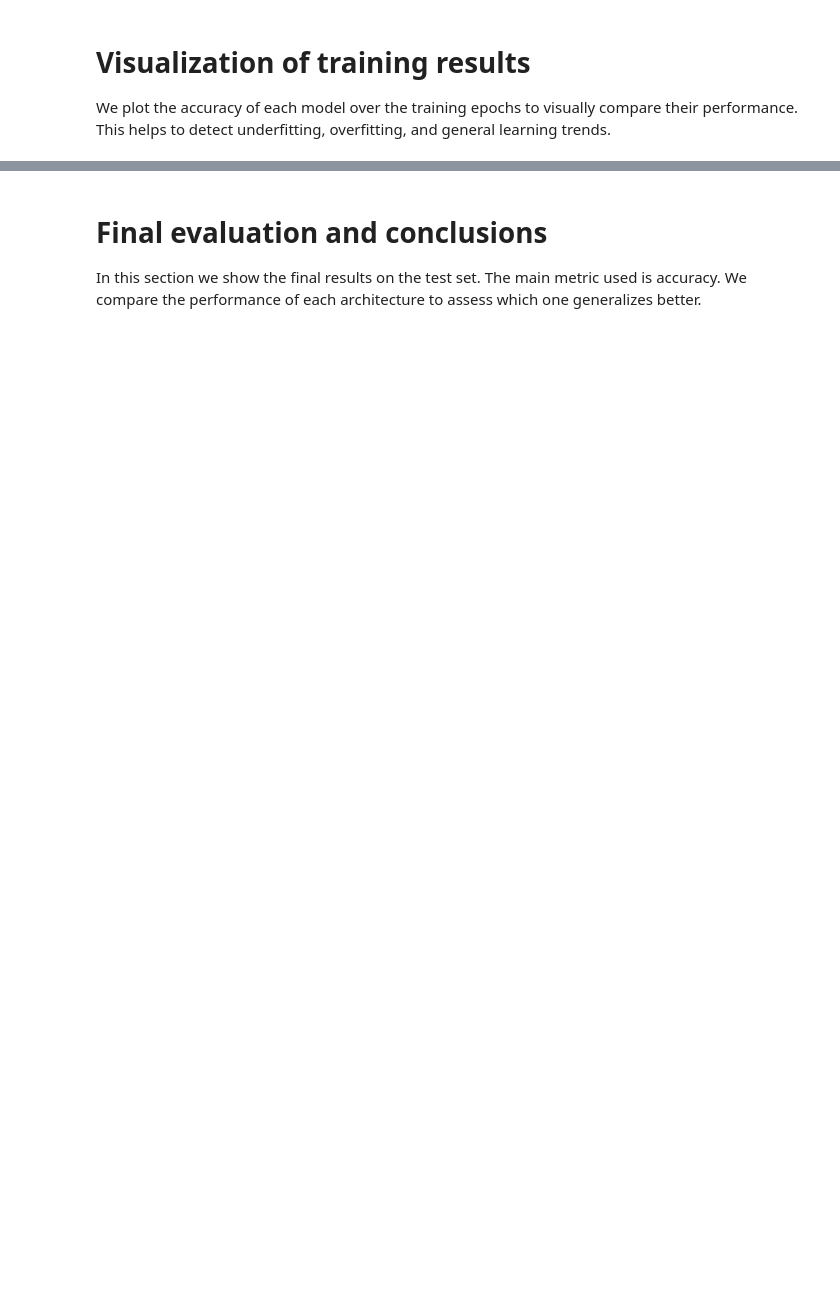
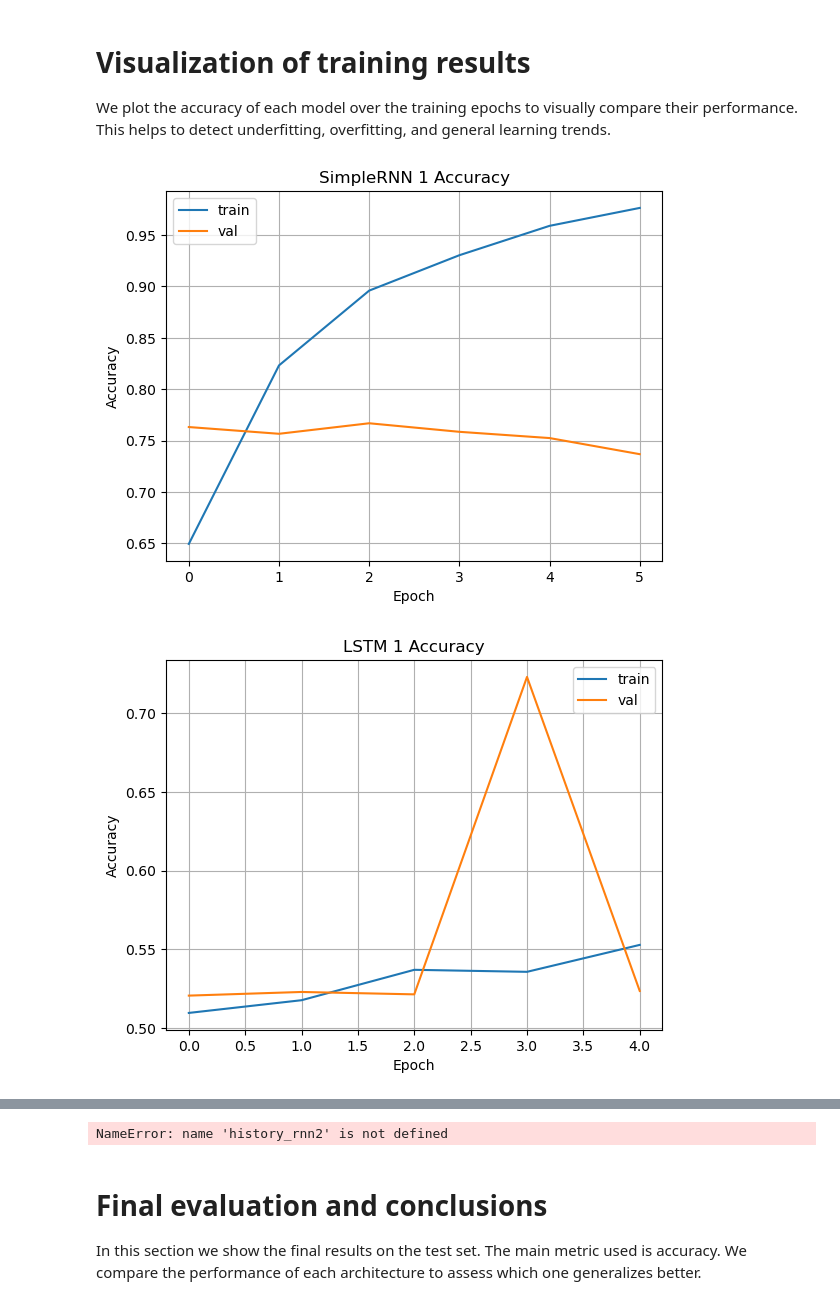
Before and after one commit to sonripau/DL4, a Jupyter notebook: delivery3.ipynb, the cells around one changed output, grey strips where cells are left out. Cells and saved outputs as stored; diff of their text form; code cells hidden in the pictures; blank space fills up the shorter version.

```diff
--- a/delivery3.ipynb
+++ b/delivery3.ipynb
@@ -100,9 +247,15 @@ Architecture:
 # %%
 model_bilstm = keras.Sequential([
-    layers.Embedding(max_features, embedding_dim, input_length=seq_length),
+    layers.Embedding(maxFeatures, embedding_dim, input_length=seqLength),
     layers.Bidirectional(layers.LSTM(64)),
     layers.Dense(1, activation='sigmoid')
 ])
 
 model_bilstm.compile(optimizer='adam', loss='binary_crossentropy', metrics=['accuracy'])
-history_bilstm = model_bilstm.fit(X_train, y_train, validation_data=(X_test, y_test), epochs=5, batch_size=64)
+
+history_bilstm = model_bilstm.fit(
+    x_train_int, y_train,
+    validation_data=(x_val_split, y_val_split),
+    epochs=5,
+    batch_size=64
+)
@@ -108,0 +273,21 @@ history_bilstm = model_bilstm.fit(X_train, y_train, validation_data=(X_test, y_t
+# %%
+from tensorflow.keras.layers import Bidirectional
+
+# Modelo Bidirectional LSTM
+inputs_bilstm = Input(shape=(seqLength,))
+x_bilstm = Embedding(input_dim=maxFeatures, output_dim=64, mask_zero=True)(inputs_bilstm)
+x_bilstm = Bidirectional(LSTM(64))(x_bilstm)
+outputs_bilstm = Dense(1, activation='sigmoid')(x_bilstm)
+model_bilstm2 = Model(inputs_bilstm, outputs_bilstm)
+
+model_bilstm2.compile(optimizer='adam', loss='binary_crossentropy', metrics=['accuracy'])
+
+history_bilstm2 = model_bilstm2.fit(
+    x_train_int, y_train,
+    validation_data=(x_val_split, y_val_split),
+    epochs=40,
+    batch_size=32,
+    callbacks=[early_stop]
+)
+
+print("Bidirectional LSTM evaluation:", model_bilstm2.evaluate(x_test_split, y_test_split, verbose=0))
@@ -112,14 +311,20 @@ We plot the accuracy of each model over the training epochs to visually compare
 # %%
 def plot_history(history, title):
     plt.plot(history.history['accuracy'], label='train')
     plt.plot(history.history['val_accuracy'], label='val')
     plt.title(title)
     plt.ylabel('Accuracy')
     plt.xlabel('Epoch')
     plt.legend()
     plt.grid(True)
     plt.show()
 
-plot_history(history_rnn, 'SimpleRNN Accuracy')
-plot_history(history_lstm, 'LSTM Accuracy')
-plot_history(history_bilstm, 'Bidirectional LSTM Accuracy')
+plot_history(history_rnn, 'SimpleRNN 1 Accuracy')
+plot_history(history_lstm, 'LSTM 1 Accuracy')
+plot_history(history_bilstm, 'Bidirectional LSTM 1 Accuracy')
+plot_history(history_rnn2, 'SimpleRNN 2 Accuracy')
+plot_history(history_lstm2, 'LSTM 2 Accuracy')
+plot_history(history_bilstm2, 'Bidirectional LSTM 2 Accuracy')
+# %% [output]
+[figure, added]
+[figure, added]
@@ -126,3 +332,4 @@ plot_history(history_bilstm, 'Bidirectional LSTM Accuracy')
+NameError: name 'history_rnn2' is not defined
 # %% [markdown]
 # Final evaluation and conclusions
 In this section we show the final results on the test set. The main metric used is accuracy. We compare the performance of each architecture to assess which one generalizes better.
```
Also changed, not shown: parts of 33 cells of this notebook.
